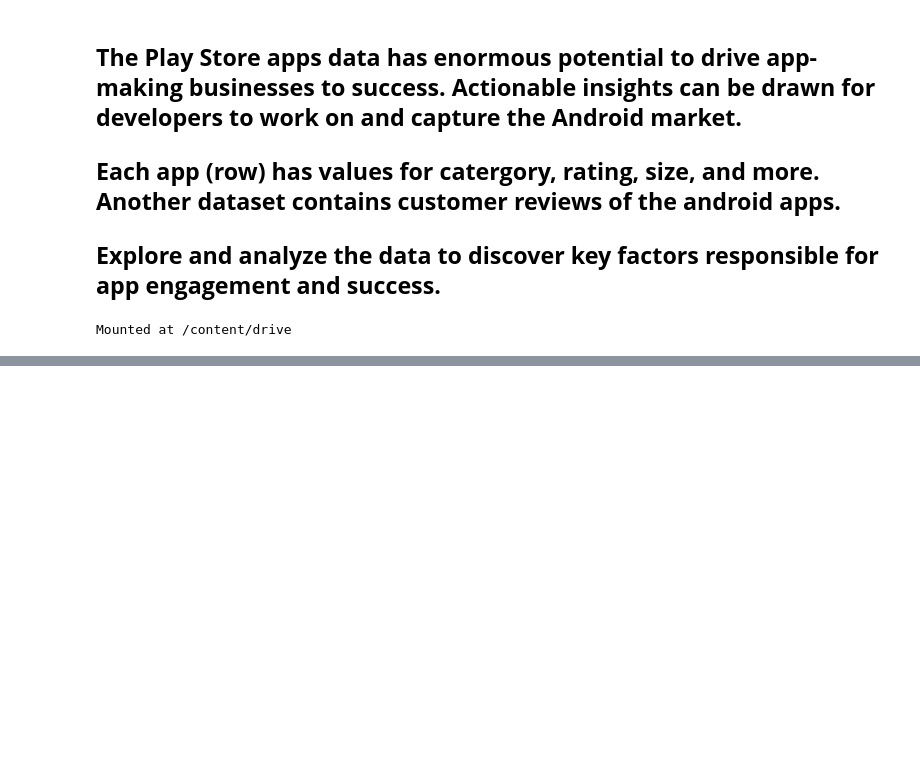
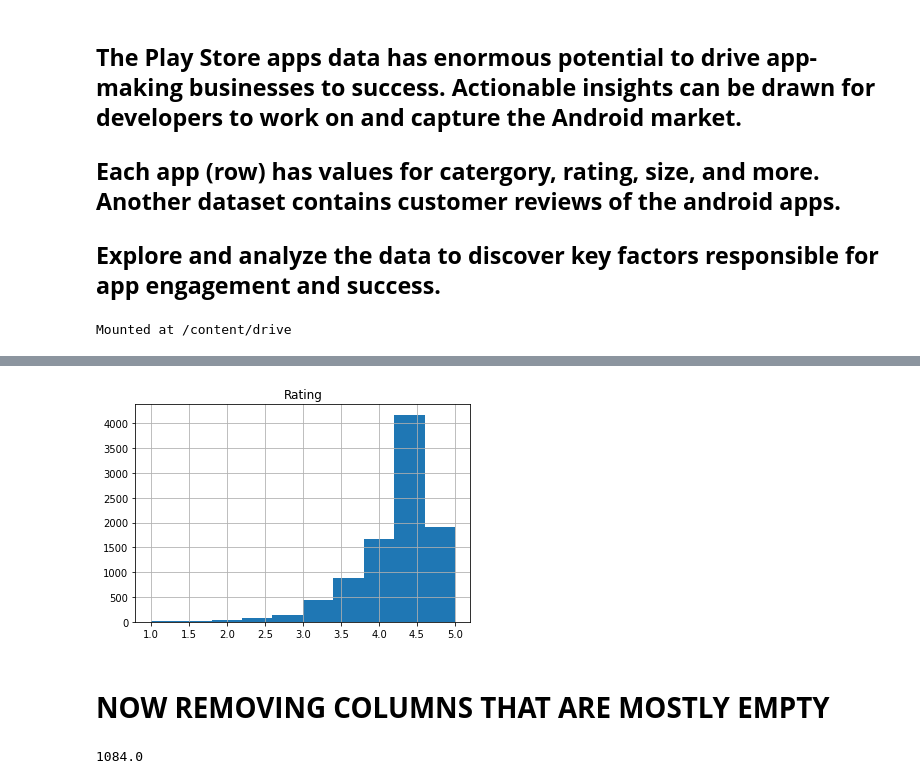
Before and after one commit to VaibhavVats1510/Play-Store-App-Review, a Jupyter notebook: Play_Store_App_Review_Analysis_Capstone_Project.ipynb, the cells around one changed output, grey strips where cells are left out. Cells and saved outputs as stored; diff of their text form; code cells hidden in the pictures; blank space fills up the shorter version.

```diff
--- a/Play_Store_App_Review_Analysis_Capstone_Project.ipynb
+++ b/Play_Store_App_Review_Analysis_Capstone_Project.ipynb
@@ -58,0 +138,11 @@ df.info
+# %%
+df_play_store_data.hist();
+# %% [output]
+[figure, added]
+# %% [markdown]
+# **NOW REMOVING COLUMNS THAT ARE MOSTLY EMPTY**
+# %%
+threshold=len(df_play_store_data)*0.1
+threshold
+# %% [output]
+1084.0
```
Also changed, not shown: parts of 25 cells of this notebook.
